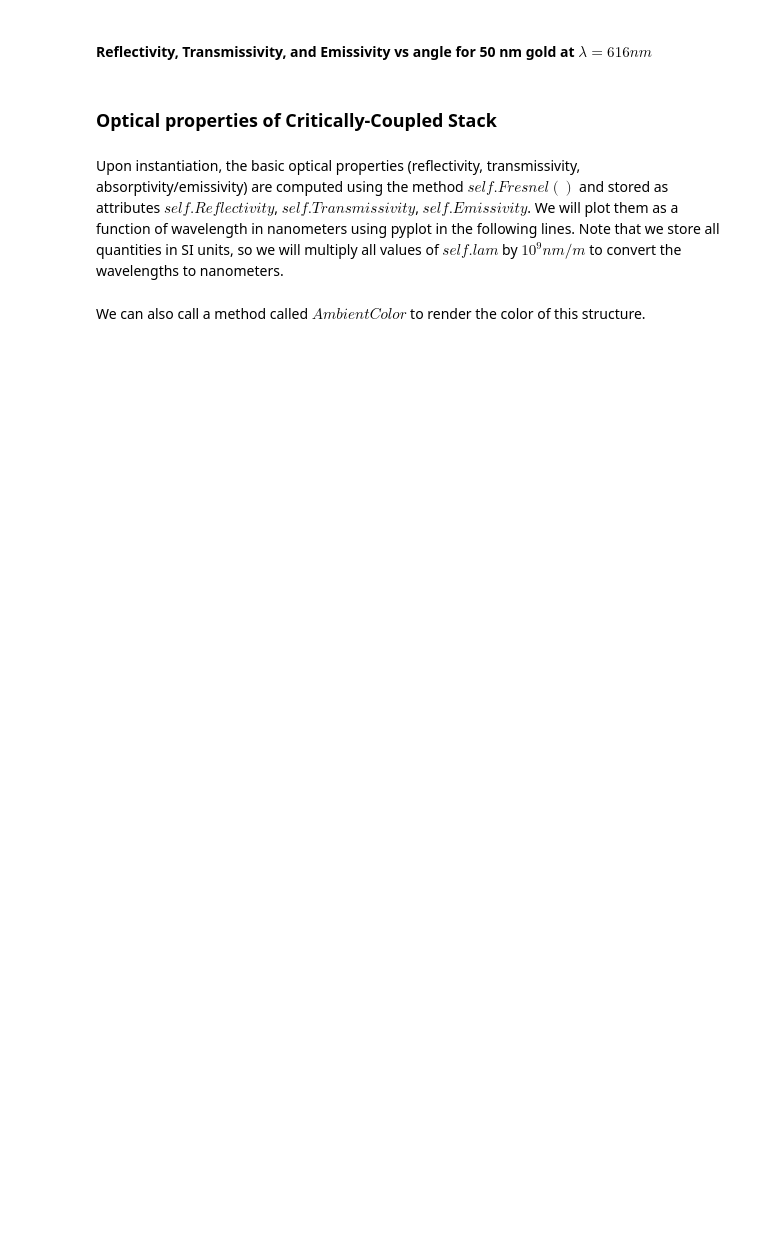
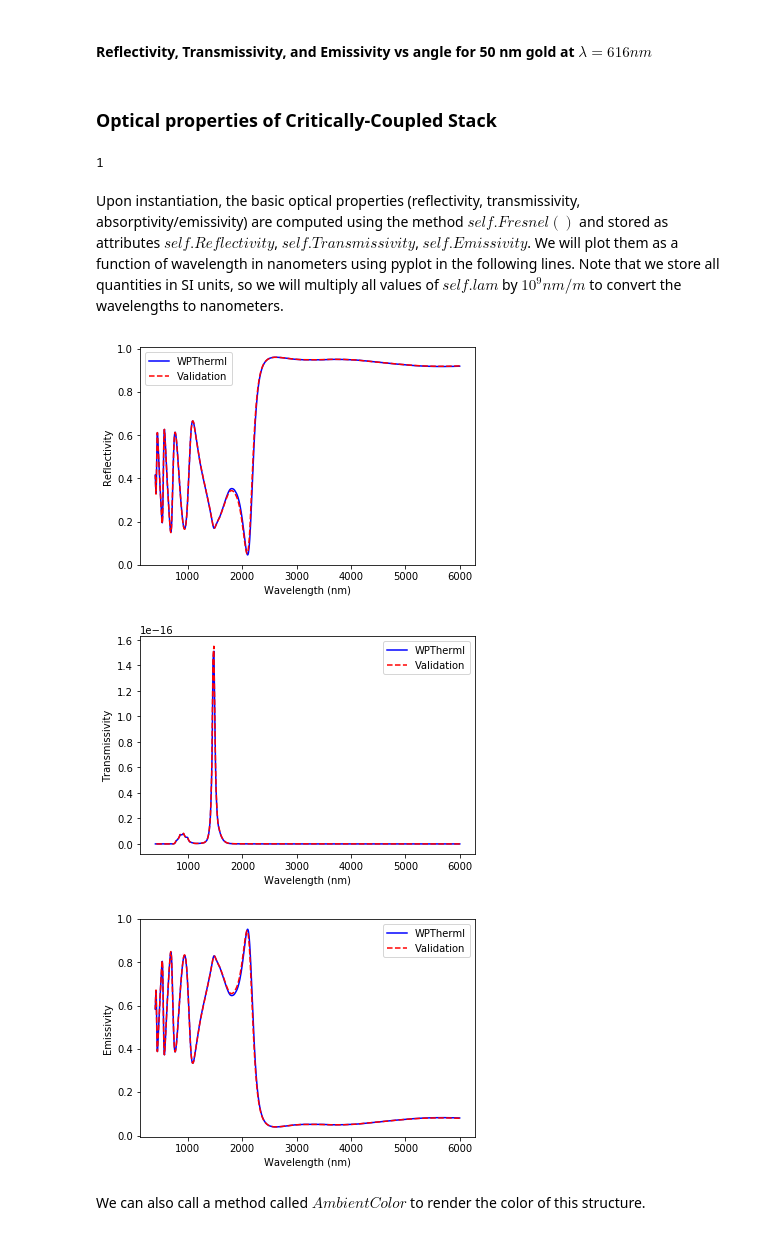
Before and after one commit to FoleyLab/wptherml_v1.0.0, a Jupyter notebook: example/Validate_Fresnel.ipynb, the cells around one changed output. Saved outputs shown, nothing was run; the diff lists cells and outputs as text; code cells hidden in the pictures; blank space fills up the shorter version.

```diff
--- a/example/Validate_Fresnel.ipynb
+++ b/example/Validate_Fresnel.ipynb
@@ -131,44 +146,42 @@ fig_3.layer_static_ri(3, 2.10+0j)
 fig_3.layer_static_ri(4, 1.45+0j)
 fig_3.layer_static_ri(5, 1.66+0j)
 
-
-### recompute all Fresnel properties now that we have an alloy layer
 fig_3.fresnel()
-
-### read validation data... this data was generated with the tmm program writen by S. Byrnes
-### using the RI and geometry data as described in Adv. Energy Mater. 2018, 1801035
-### S. Byrnes tmm program can be obtained from: https://github.com/sbyrnes321/tmm
-validate_data = np.loadtxt('wptherml/datalib/AEM_Fig3.txt')
-
-n_rows = len(validate_data)
-valid_lam = np.zeros(n_rows)
-valid_R = np.zeros_like(valid_lam)
-valid_T = np.zeros_like(valid_lam)
-valid_E = np.zeros_like(valid_lam)
-### validate_data column 0 is the wavelength
-### validate_data column 1 is the reflectivity
-### validata_data column 2 is the transmissivity
-### validate_data column 3 is the emissivity
-for i in range(0,n_rows):
-    valid_lam[i] = validate_data[i][0]
-    valid_R[i] = validate_data[i][1]
-    valid_T[i] = validate_data[i][2]
-    valid_E[i] = validate_data[i][3]
+fig_3.validation_option = 3
+fig_3.get_validation_data()
+# %% [output]
+1
 # %% [markdown]
 Upon instantiation, the basic optical properties (reflectivity, transmissivity, absorptivity/emissivity) are computed using the method $self.Fresnel()$ and stored as attributes $self.Reflectivity$, $self.Transmissivity$, $self.Emissivity$.  We will plot them as a function
 of wavelength in nanometers using pyplot in the following lines.  Note that we store all quantities in SI units, so we will multiply all values of $self.lam$ by $10^9 nm/m$ to convert the wavelengths to nanometers.
 # %%
-### Plot wptherml R vs validation R
-plt.plot(fig_3.lambda_array*1e9, fig_3.reflectivity_array, 'blue', valid_lam*1e9, valid_R, 'r--')
+
+plt.plot(1e9*fig_3.lambda_array, fig_3.reflectivity_array, 'blue', label='WPTherml')
+plt.plot(1e9*fig_3.valid_lambda_array, fig_3.valid_reflectivity_array, 'r--', label='Validation')
+plt.xlabel("Wavelength (nm)")
+plt.ylabel("Reflectivity")
+plt.legend()
 plt.show()
 
 ### Plot wptherml T vs validation T
-plt.plot(fig_3.lambda_array*1e9, fig_3.transmissivity_array, 'blue', valid_lam*1e9, valid_T, 'r--')
+plt.plot(1e9*fig_3.lambda_array, fig_3.transmissivity_array, 'blue', label='WPTherml')
+plt.plot(1e9*fig_3.valid_lambda_array, fig_3.valid_transmissivity_array, 'r--', label='Validation')
+plt.xlabel("Wavelength (nm)")
+plt.ylabel("Transmissivity")
+plt.legend()
 plt.show()
 
 ### Plot wptherml E vs validation E
-plt.plot(fig_3.lambda_array*1e9, fig_3.emissivity_array, 'blue', valid_lam*1e9, valid_E, 'r--')
+plt.plot(1e9*fig_3.lambda_array, fig_3.emissivity_array, 'blue', label='WPTherml')
+plt.plot(1e9*fig_3.valid_lambda_array, fig_3.valid_emissivity_array, 'r--', label='Validation')
+plt.xlabel("Wavelength (nm)")
+plt.ylabel("Emissivity")
+plt.legend()
 plt.show()
+# %% [output]
+[figure, added]
+[figure, added]
+[figure, added]
 # %% [markdown]
 We can also call a method called $AmbientColor$ to render the color of this structure.
 # %%
```
Also changed, not shown: parts of 4 cells of this notebook.
